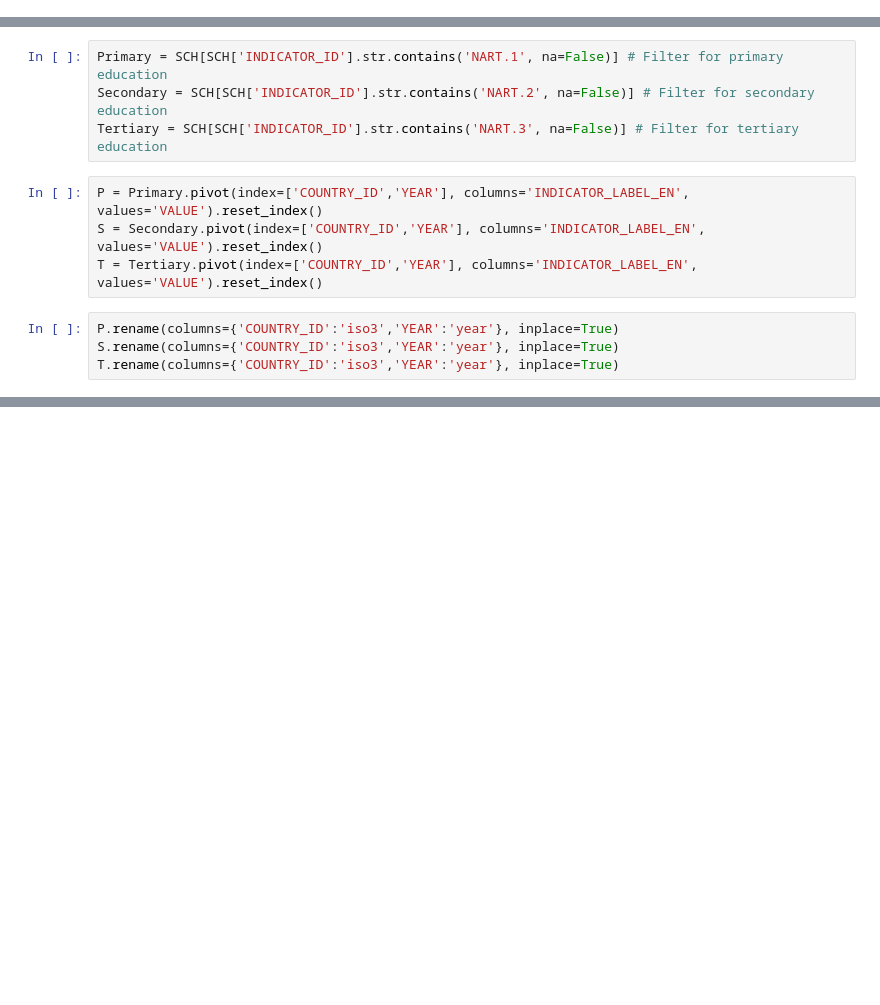
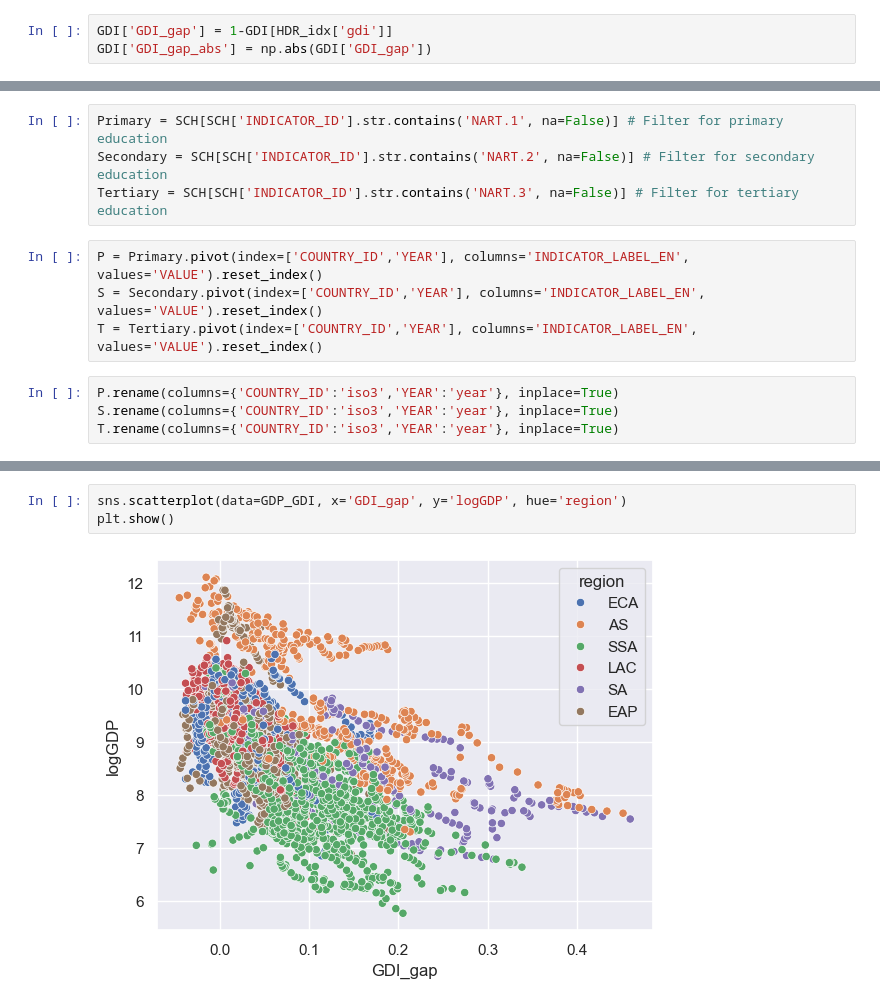
Before and after one commit to gianluca-filesi/Thesis, a Jupyter notebook: v4.ipynb, the cells around one changed output, grey strips where cells are left out. Cells and saved outputs as stored; diff of their text form; blank space fills up the shorter version.

```diff
--- a/v4.ipynb
+++ b/v4.ipynb
@@ -65,0 +111,3 @@ GII = Pivoting(gii)
+# %%
+GDI['GDI_gap'] = 1-GDI[HDR_idx['gdi']]
+GDI['GDI_gap_abs'] = np.abs(GDI['GDI_gap'])
@@ -131,0 +198,5 @@ dtype: int64
+# %%
+sns.scatterplot(data=GDP_GDI, x='GDI_gap', y='logGDP', hue='region')
+plt.show()
+# %% [output]
+[figure, added]
```
Also changed, not shown: parts of 43 cells of this notebook, 1 other file.
